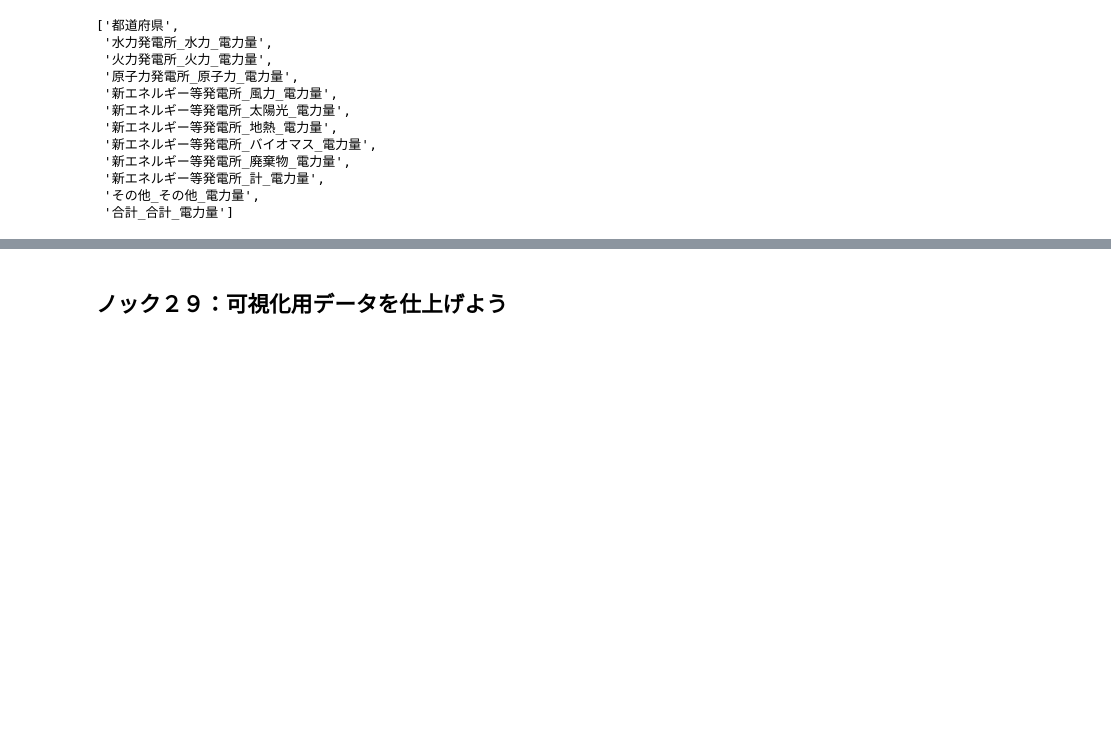
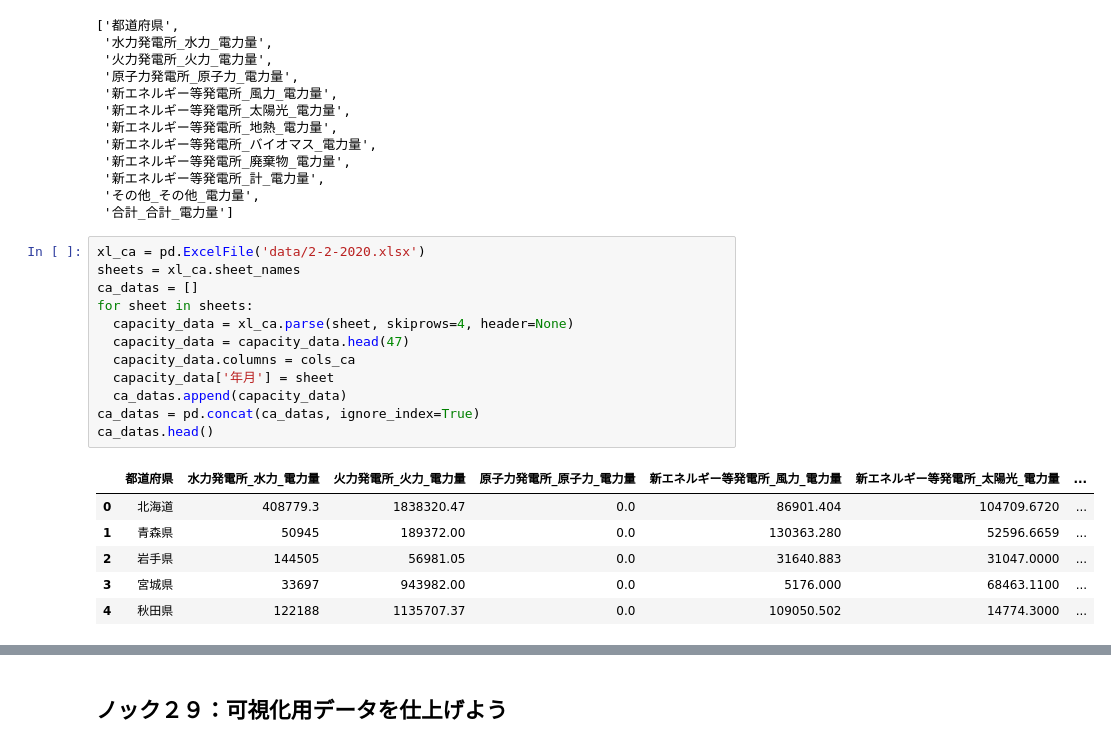
Before and after one commit to shake345/Python100knock, a Jupyter notebook: 2章.ipynb, the cells around one changed output, grey strips where cells are left out. Drawn from its saved outputs; the diff is of its cells as text; blank space fills up the shorter version.

```diff
--- a/2章.ipynb
+++ b/2章.ipynb
@@ -343,3 +341,22 @@ cols_ca
  '新エネルギー等発電所_計_電力量',
  'その他_その他_電力量',
  '合計_合計_電力量']
+# %%
+xl_ca = pd.ExcelFile('data/2-2-2020.xlsx')
+sheets = xl_ca.sheet_names
+ca_datas = []
+for sheet in sheets:
+  capacity_data = xl_ca.parse(sheet, skiprows=4, header=None)
+  capacity_data = capacity_data.head(47)
+  capacity_data.columns = cols_ca
+  capacity_data['年月'] = sheet
+  ca_datas.append(capacity_data)
+ca_datas = pd.concat(ca_datas, ignore_index=True)
+ca_datas.head()
+# %% [output]
+|  | 都道府県 | 水力発電所_水力_電力量 | 火力発電所_火力_電力量 | 原子力発電所_原子力_電力量 | 新エネルギー等発電所_風力_電力量 | 新エネルギー等発電所_太陽光_電力量 | ... |
+| 0 | 北海道 | 408779.3 | 1838320.47 | 0.0 | 86901.404 | 104709.6720 | ... |
+| 1 | 青森県 | 50945 | 189372.00 | 0.0 | 130363.280 | 52596.6659 | ... |
+| 2 | 岩手県 | 144505 | 56981.05 | 0.0 | 31640.883 | 31047.0000 | ... |
+| 3 | 宮城県 | 33697 | 943982.00 | 0.0 | 5176.000 | 68463.1100 | ... |
+| 4 | 秋田県 | 122188 | 1135707.37 | 0.0 | 109050.502 | 14774.3000 | ... |
```
Also changed, not shown: parts of 8 cells of this notebook.
